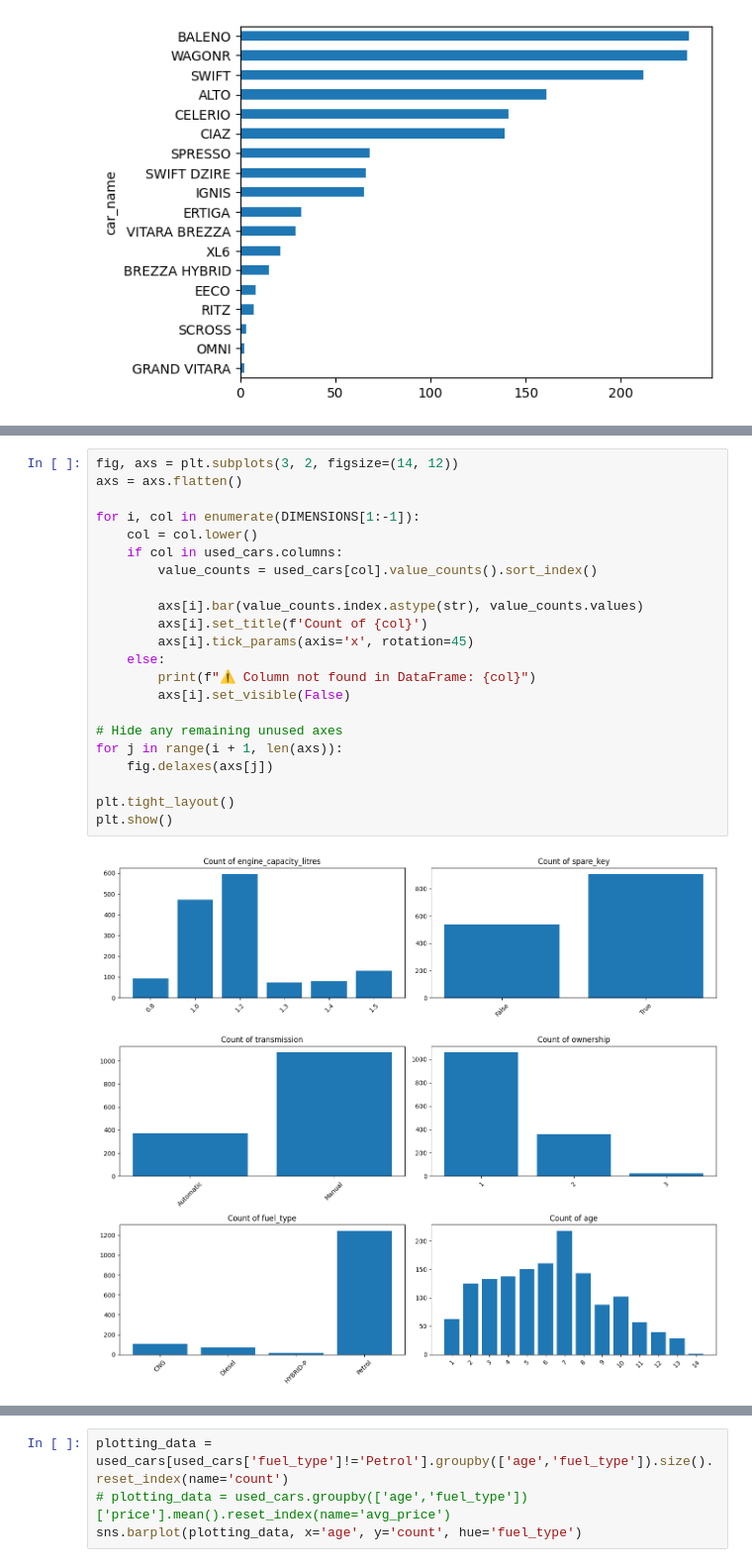
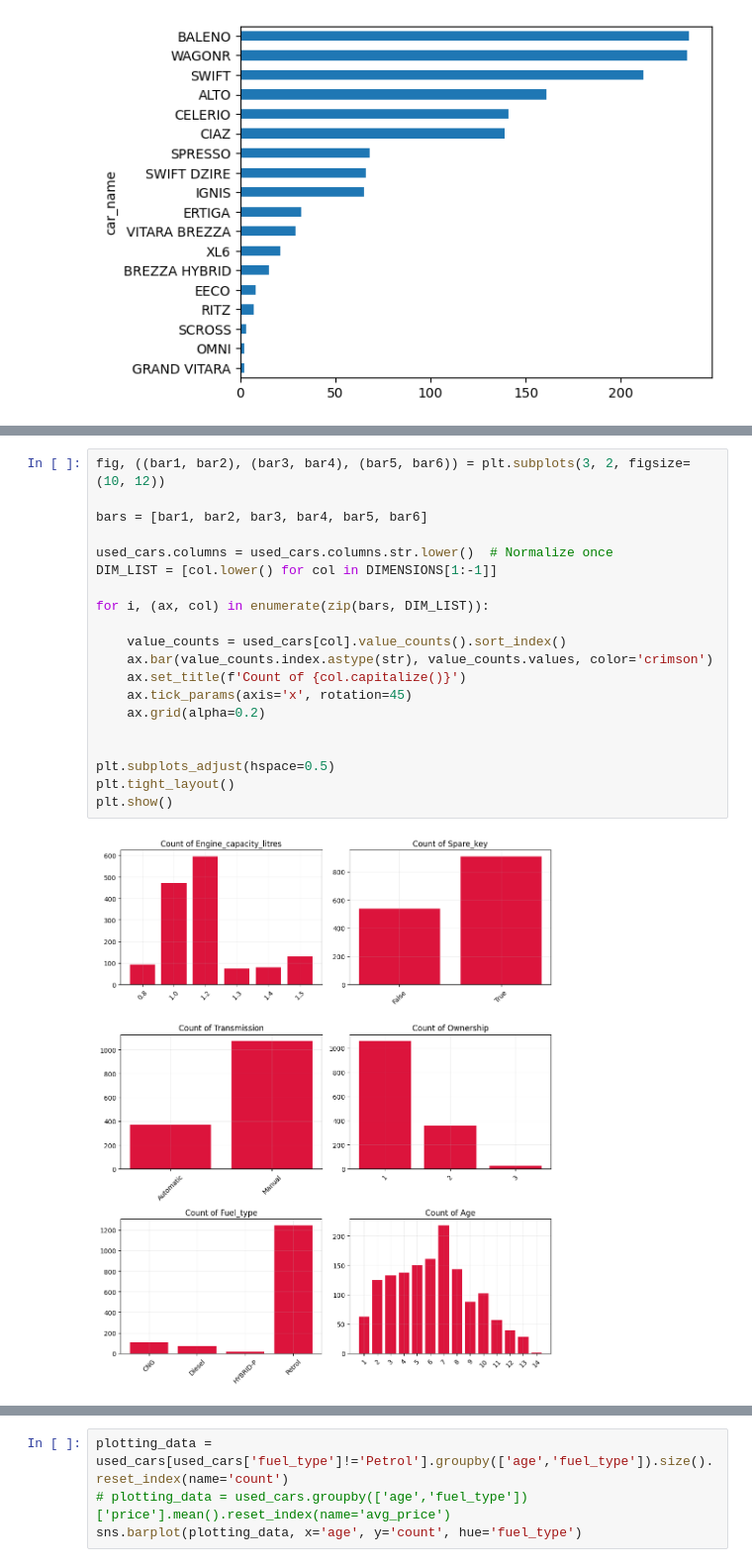
Before and after one commit to Arsh0212/Data-Analysis, a Jupyter notebook: CARS24/CARS24.ipynb, the cells around one changed output, grey strips where cells are left out. Shown at 99% size. Cells and saved outputs as stored; diff of their text form.

```diff
--- a/CARS24/CARS24.ipynb
+++ b/CARS24/CARS24.ipynb
@@ -115,25 +136,23 @@ plt.show()
-# %%
-fig, axs = plt.subplots(3, 2, figsize=(14, 12))
-axs = axs.flatten()
-
-for i, col in enumerate(DIMENSIONS[1:-1]):
-    col = col.lower()
-    if col in used_cars.columns:
-        value_counts = used_cars[col].value_counts().sort_index()
-
-        axs[i].bar(value_counts.index.astype(str), value_counts.values)
-        axs[i].set_title(f'Count of {col}')
-        axs[i].tick_params(axis='x', rotation=45)
-    else:
-        print(f"⚠️ Column not found in DataFrame: {col}")
-        axs[i].set_visible(False)
-
-# Hide any remaining unused axes
-for j in range(i + 1, len(axs)):
-    fig.delaxes(axs[j])
-
-plt.tight_layout()
-plt.show()
-# %% [output]
-[figure, removed]
+# %%
+fig, ((bar1, bar2), (bar3, bar4), (bar5, bar6)) = plt.subplots(3, 2, figsize=(10, 12))
+
+bars = [bar1, bar2, bar3, bar4, bar5, bar6]
+
+used_cars.columns = used_cars.columns.str.lower()  # Normalize once
+DIM_LIST = [col.lower() for col in DIMENSIONS[1:-1]]
+
+for i, (ax, col) in enumerate(zip(bars, DIM_LIST)):
+
+    value_counts = used_cars[col].value_counts().sort_index()
+    ax.bar(value_counts.index.astype(str), value_counts.values, color='crimson')
+    ax.set_title(f'Count of {col.capitalize()}')
+    ax.tick_params(axis='x', rotation=45)
+    ax.grid(alpha=0.2)
+
+
+plt.subplots_adjust(hspace=0.5)
+plt.tight_layout()
+plt.show()
+# %% [output]
+[figure, added]
 # %%
```
Also changed, not shown: parts of 4 cells of this notebook.
